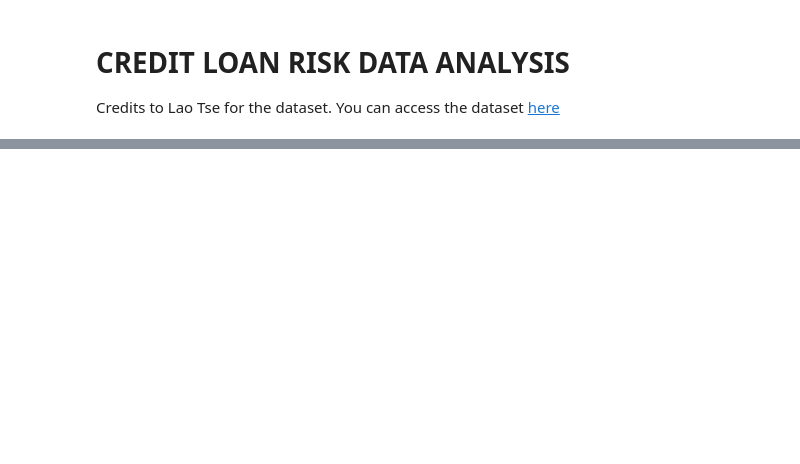
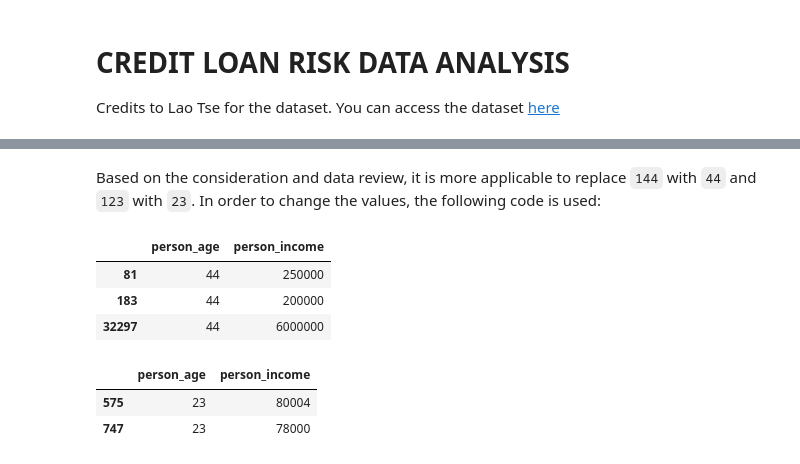
Before and after one commit to Lastlight10/credit_load_risk_data_analysis, a Jupyter notebook: credit_loan.ipynb, the cells around one changed output, grey strips where cells are left out. Drawn from its saved outputs; the diff is of its cells as text; code cells hidden in the pictures; blank space fills up the shorter version.

```diff
--- a/credit_loan.ipynb
+++ b/credit_loan.ipynb
@@ -37,0 +165,19 @@ There are many ways a loan can be graded. In the dataset, it uses an alphabetica
+# %% [markdown]
+Based on the consideration and data review, it is more applicable to replace `144` with `44` and `123` with `23`. In order to change the values, the following code is used:
+# %%
+age_with_144 = filtered_ages['person_age'] == 144
+filtered_ages.loc[age_with_144, 'person_age'] = 44
+filtered_ages.iloc[[81,183,32297]]
+# %% [output]
+|  | person_age | person_income |
+| 81 | 44 | 250000 |
+| 183 | 44 | 200000 |
+| 32297 | 44 | 6000000 |
+# %%
+age_with_144 = filtered_ages['person_age'] == 123
+filtered_ages.loc[age_with_144, 'person_age'] = 23
+filtered_ages.iloc[[575,747]]
+# %% [output]
+|  | person_age | person_income |
+| 575 | 23 | 80004 |
+| 747 | 23 | 78000 |
```
Also changed, not shown: parts of 32 cells of this notebook, 1 other file.
